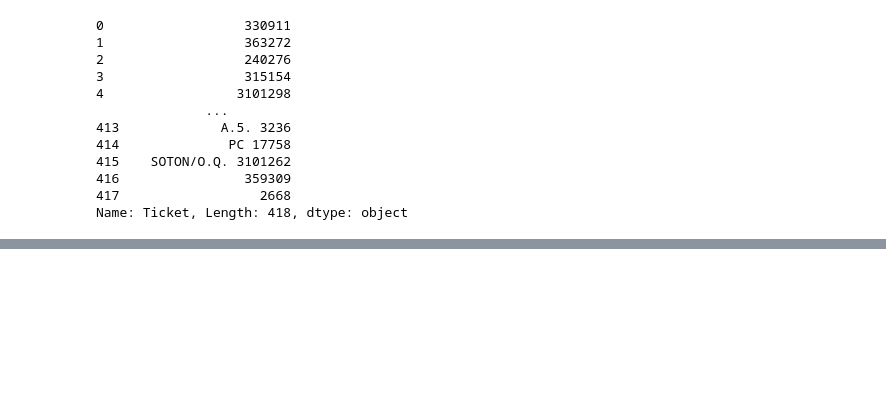
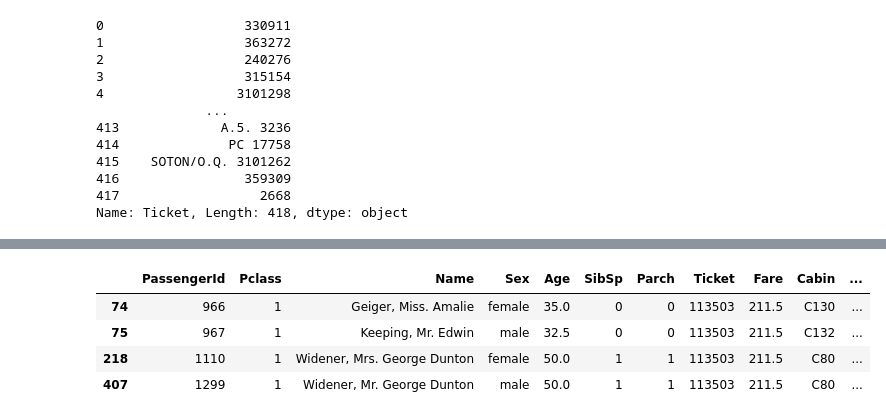
Before and after one commit to RegisSchulze/classification, a Jupyter notebook: 2.4.Drills_titanic.ipynb, the cells around one changed output, grey strips where cells are left out. Cells and saved outputs as stored; diff of their text form; code cells hidden in the pictures; blank space fills up the shorter version.

```diff
--- a/2.4.Drills_titanic.ipynb
+++ b/2.4.Drills_titanic.ipynb
@@ -388,0 +483,8 @@ for i in range(len(test.Ticket)):
+# %%
+test[(test['Ticket']=='113503')]
+# %% [output]
+|  | PassengerId | Pclass | Name | Sex | Age | SibSp | Parch | Ticket | Fare | Cabin | ... |
+| 74 | 966 | 1 | Geiger, Miss. Amalie | female | 35.0 | 0 | 0 | 113503 | 211.5 | C130 | ... |
+| 75 | 967 | 1 | Keeping, Mr. Edwin | male | 32.5 | 0 | 0 | 113503 | 211.5 | C132 | ... |
+| 218 | 1110 | 1 | Widener, Mrs. George Dunton | female | 50.0 | 1 | 1 | 113503 | 211.5 | C80 | ... |
+| 407 | 1299 | 1 | Widener, Mr. George Dunton | male | 50.0 | 1 | 1 | 113503 | 211.5 | C80 | ... |
```
Also changed, not shown: parts of 20 cells of this notebook, 1 other file.
